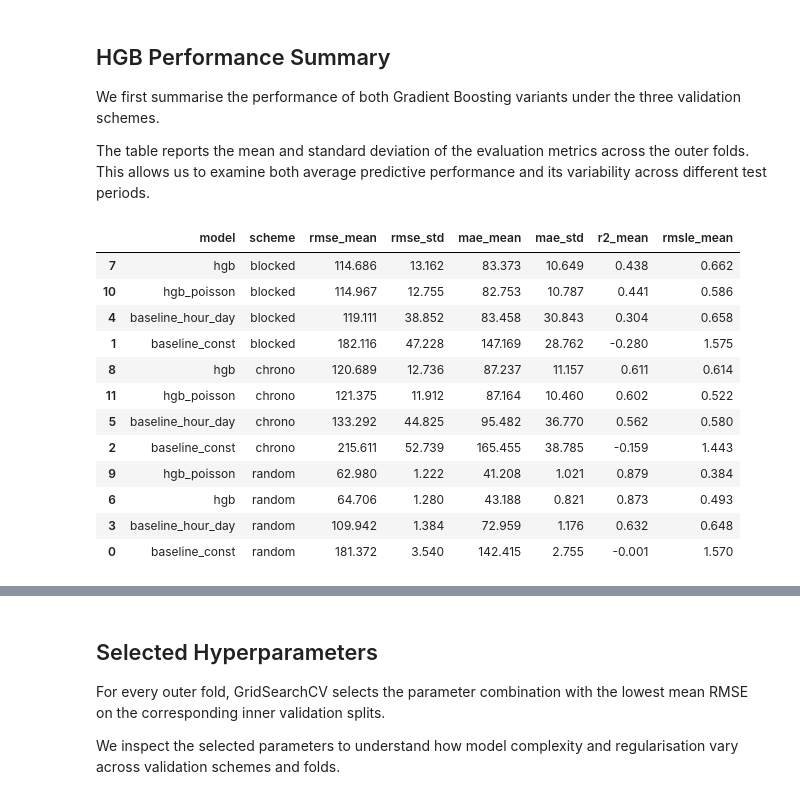
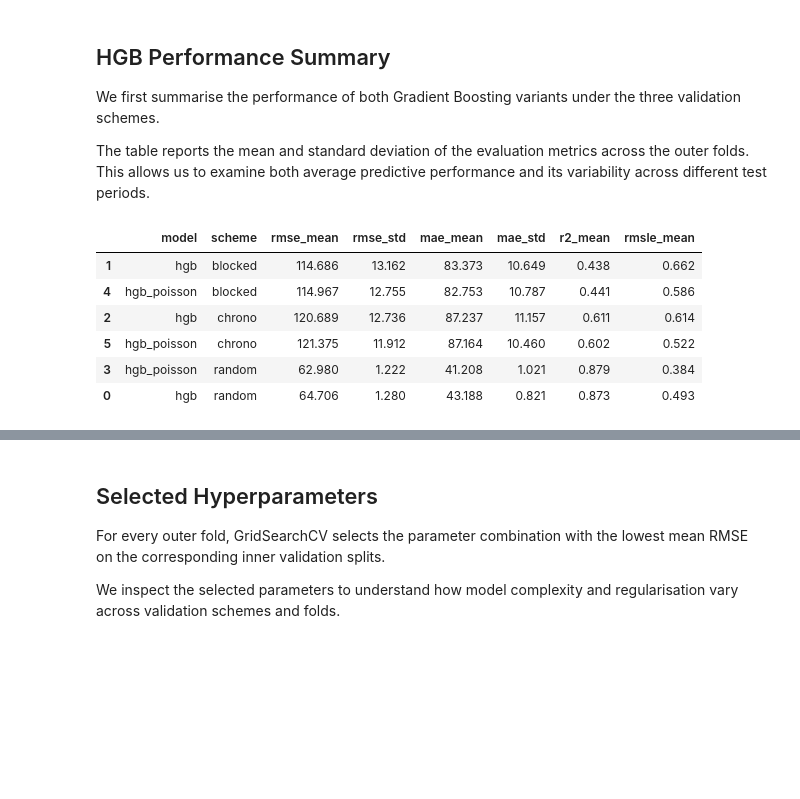
Before and after one commit to gghgfttd/ml-2026-MiniProject, a Jupyter notebook: 05_gradient_boosting.ipynb, the cells around one changed output, grey strips where cells are left out. Drawn from its saved outputs; the diff is of its cells as text; code cells hidden in the pictures; blank space fills up the shorter version.

```diff
--- a/05_gradient_boosting.ipynb
+++ b/05_gradient_boosting.ipynb
@@ -248,26 +262,30 @@ We first summarise the performance of both Gradient Boosting variants under the
 The table reports the mean and standard deviation of the evaluation metrics across the outer folds. This allows us to examine both average predictive performance and its variability across different test periods.
 # %%
 summary_rows = []
-model_names = ["baseline_const", "baseline_hour_day", "hgb", "hgb_poisson"]
 
-for model_name in model_names:
+for model_name in ["hgb", "hgb_poisson"]:
     for scheme in SCHEMES:
-        folds = hgb_results[(model_name, scheme)][0] if model_name in ["hgb", "hgb_poisson"] else pd.read_csv(RESULTS_DIR / f"{model_name}_{scheme}_folds.csv")
-        summary_rows.append({"model": model_name, "scheme": scheme, "rmse_mean": folds["rmse"].mean(), "rmse_std": folds["rmse"].std(), "mae_mean": folds["mae"].mean(), "mae_std": folds["mae"].std(), "r2_mean": folds["r2"].mean(), "rmsle_mean": folds["rmsle"].mean()})
+        folds = hgb_results[(model_name, scheme)][0]
 
-summary = pd.DataFrame(summary_rows)
-display(summary.sort_values(["scheme", "rmse_mean"]).round(3))
+        summary_rows.append({
+            "model": model_name,
+            "scheme": scheme,
+            "rmse_mean": folds["rmse"].mean(),
+            "rmse_std": folds["rmse"].std(),
+            "mae_mean": folds["mae"].mean(),
+            "mae_std": folds["mae"].std(),
+            "r2_mean": folds["r2"].mean(),
+            "rmsle_mean": folds["rmsle"].mean()
+        })
+
+hgb_summary = pd.DataFrame(summary_rows)
+
+display(hgb_summary.sort_values(["scheme", "rmse_mean"]).round(3))
 # %% [output]
 |  | model | scheme | rmse_mean | rmse_std | mae_mean | mae_std | r2_mean | rmsle_mean |
-| 7 | hgb | blocked | 114.686 | 13.162 | 83.373 | 10.649 | 0.438 | 0.662 |
-| 10 | hgb_poisson | blocked | 114.967 | 12.755 | 82.753 | 10.787 | 0.441 | 0.586 |
-| 4 | baseline_hour_day | blocked | 119.111 | 38.852 | 83.458 | 30.843 | 0.304 | 0.658 |
-| 1 | baseline_const | blocked | 182.116 | 47.228 | 147.169 | 28.762 | -0.280 | 1.575 |
-| 8 | hgb | chrono | 120.689 | 12.736 | 87.237 | 11.157 | 0.611 | 0.614 |
-| 11 | hgb_poisson | chrono | 121.375 | 11.912 | 87.164 | 10.460 | 0.602 | 0.522 |
-| 5 | baseline_hour_day | chrono | 133.292 | 44.825 | 95.482 | 36.770 | 0.562 | 0.580 |
-| 2 | baseline_const | chrono | 215.611 | 52.739 | 165.455 | 38.785 | -0.159 | 1.443 |
-| 9 | hgb_poisson | random | 62.980 | 1.222 | 41.208 | 1.021 | 0.879 | 0.384 |
-| 6 | hgb | random | 64.706 | 1.280 | 43.188 | 0.821 | 0.873 | 0.493 |
-| 3 | baseline_hour_day | random | 109.942 | 1.384 | 72.959 | 1.176 | 0.632 | 0.648 |
-| 0 | baseline_const | random | 181.372 | 3.540 | 142.415 | 2.755 | -0.001 | 1.570 |
+| 1 | hgb | blocked | 114.686 | 13.162 | 83.373 | 10.649 | 0.438 | 0.662 |
+| 4 | hgb_poisson | blocked | 114.967 | 12.755 | 82.753 | 10.787 | 0.441 | 0.586 |
+| 2 | hgb | chrono | 120.689 | 12.736 | 87.237 | 11.157 | 0.611 | 0.614 |
+| 5 | hgb_poisson | chrono | 121.375 | 11.912 | 87.164 | 10.460 | 0.602 | 0.522 |
+| 3 | hgb_poisson | random | 62.980 | 1.222 | 41.208 | 1.021 | 0.879 | 0.384 |
+| 0 | hgb | random | 64.706 | 1.280 | 43.188 | 0.821 | 0.873 | 0.493 |
```
Also changed, not shown: parts of 30 cells of this notebook.
